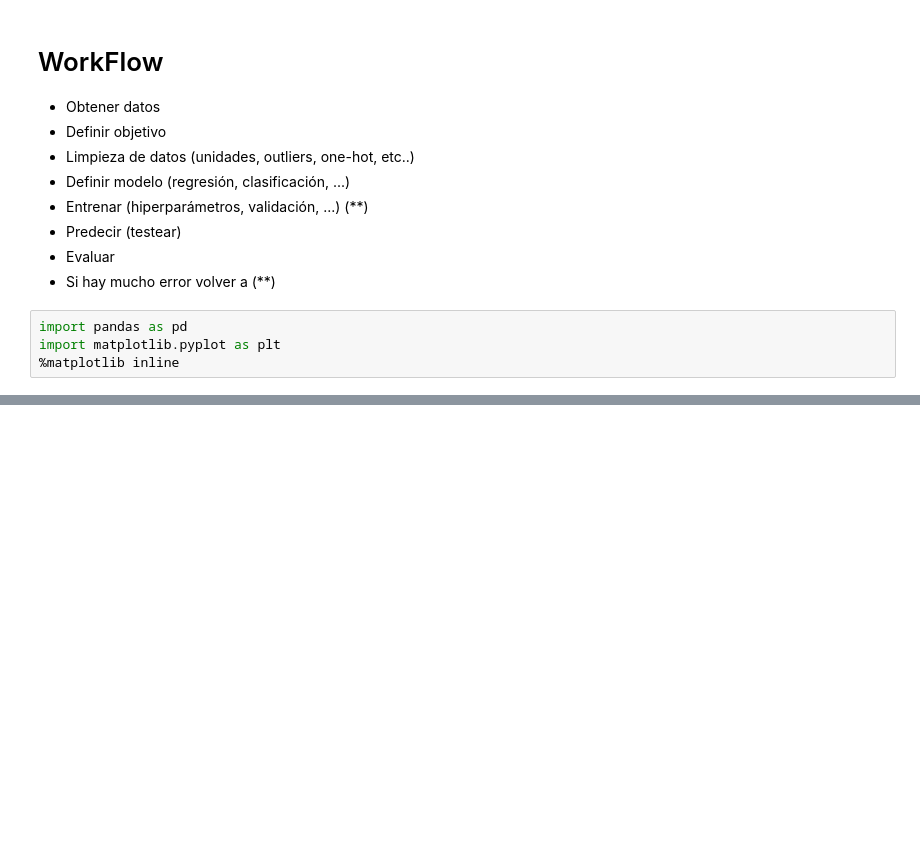
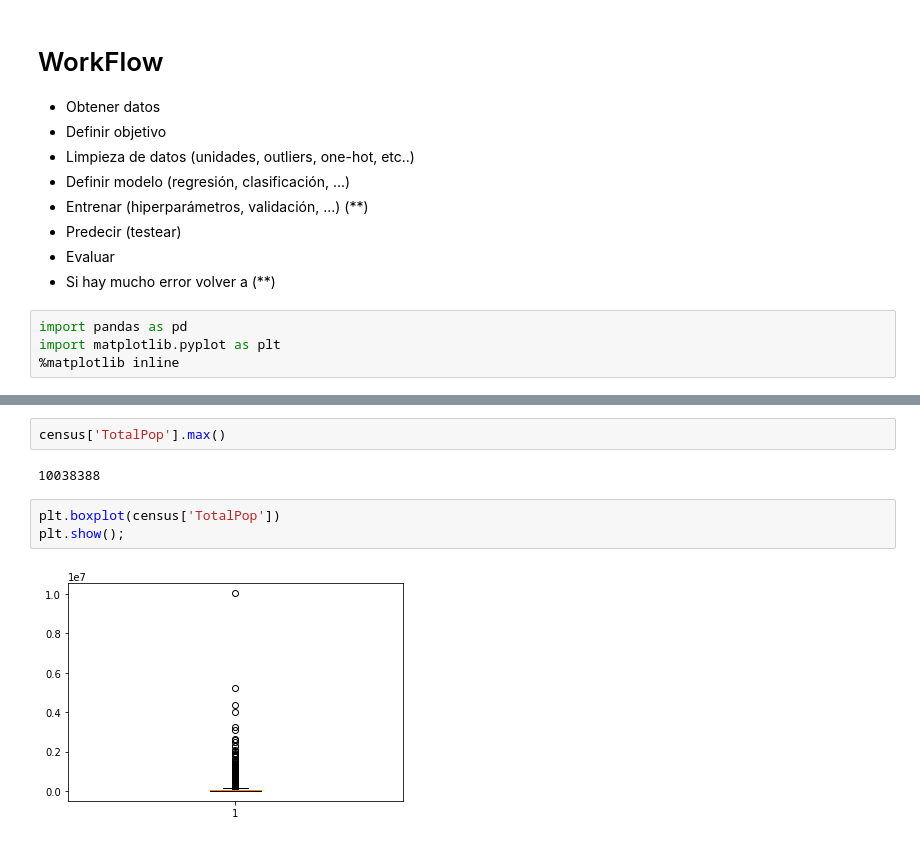
Before and after one commit to CarlosThomasPz/clases_data_082020, a Jupyter notebook: w6_d1_Intro_ML.ipynb, the cells around one changed output, grey strips where cells are left out. Cells and saved outputs as stored; diff of their text form; blank space fills up the shorter version.

```diff
--- a/w6_d1_Intro_ML.ipynb
+++ b/w6_d1_Intro_ML.ipynb
@@ -38,0 +48,9 @@ census
+# %%
+census['TotalPop'].max()
+# %% [output]
+10038388
+# %%
+plt.boxplot(census['TotalPop'])
+plt.show();
+# %% [output]
+[figure, added]
```
Also changed, not shown: parts of 47 cells of this notebook.
